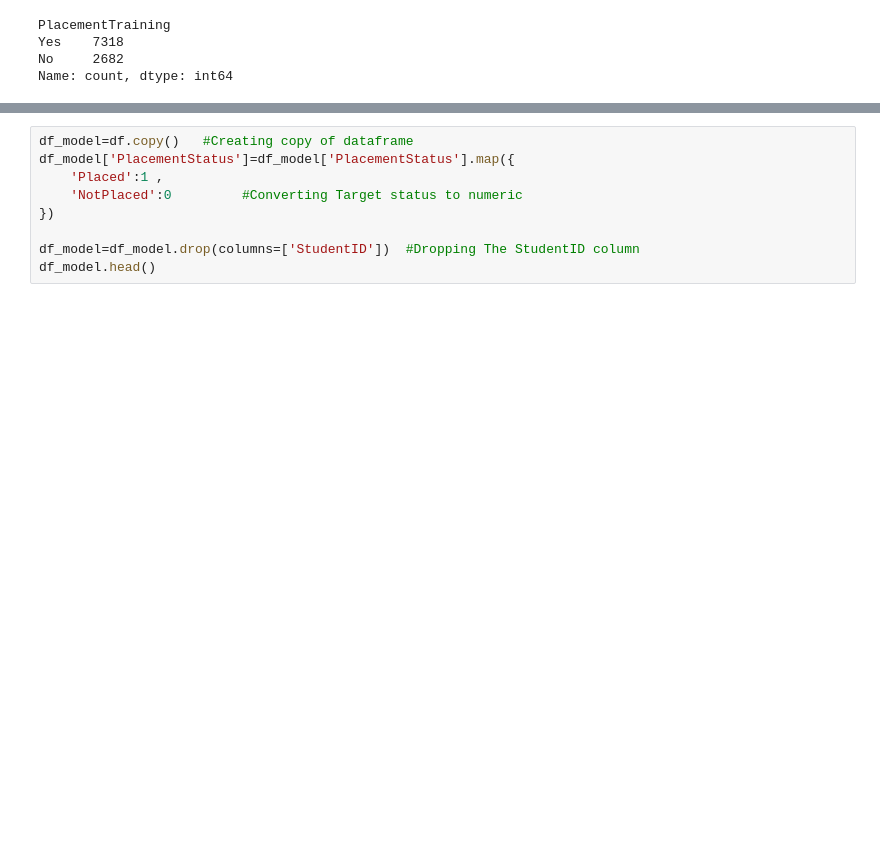
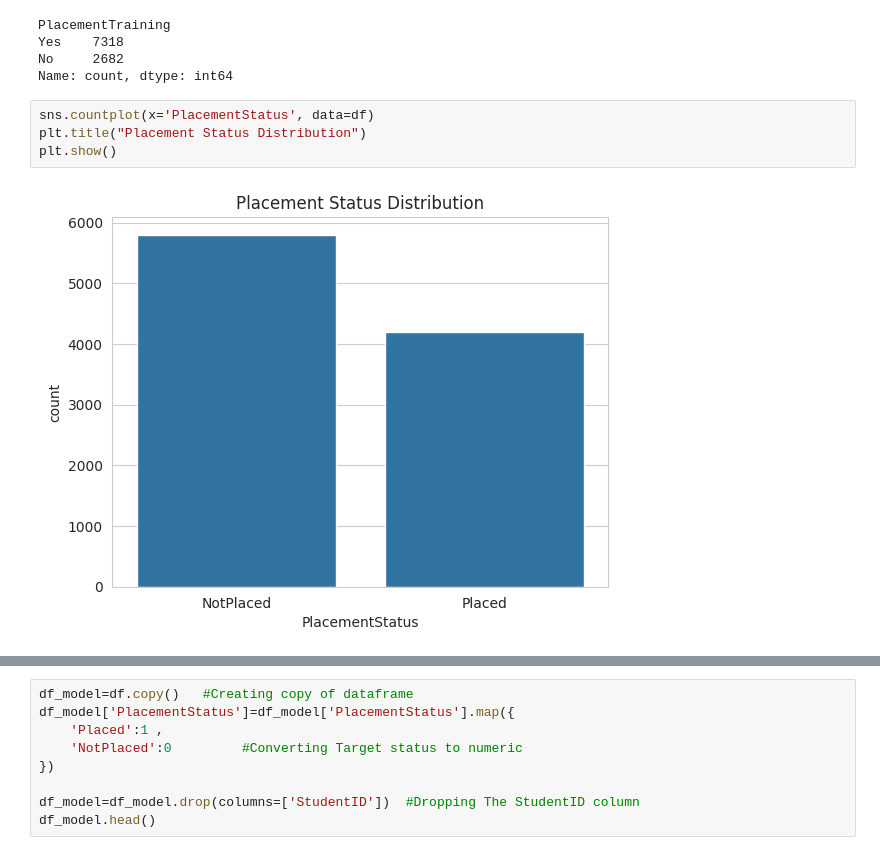
Before and after one commit to 24je0657/Student_Placement_Prediction, a Jupyter notebook: Notebooks/01_data_exploration.ipynb, the cells around one changed output, grey strips where cells are left out. Drawn from its saved outputs; the diff is of its cells as text; blank space fills up the shorter version.

Commit message:
Improve EDA with distribution and boxplots, fix model inconsistencies, and restructure project directories

```diff
--- a/Notebooks/01_data_exploration.ipynb
+++ b/Notebooks/01_data_exploration.ipynb
@@ -90,3 +98,9 @@ PlacementTraining
 Yes    7318
 No     2682
 Name: count, dtype: int64
+# %%
+sns.countplot(x='PlacementStatus', data=df)
+plt.title("Placement Status Distribution")
+plt.show()
+# %% [output]
+[figure, added]
```
Also changed, not shown: parts of 15 cells of this notebook, 1 other file.
